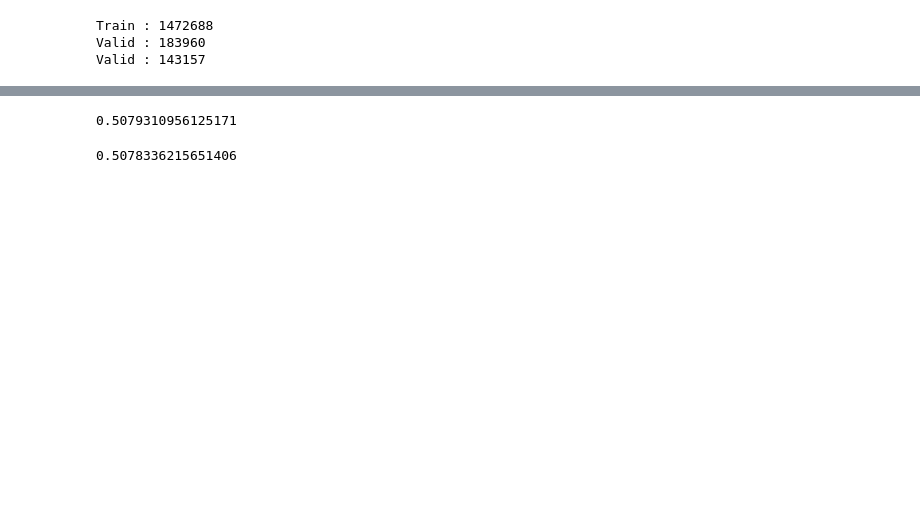
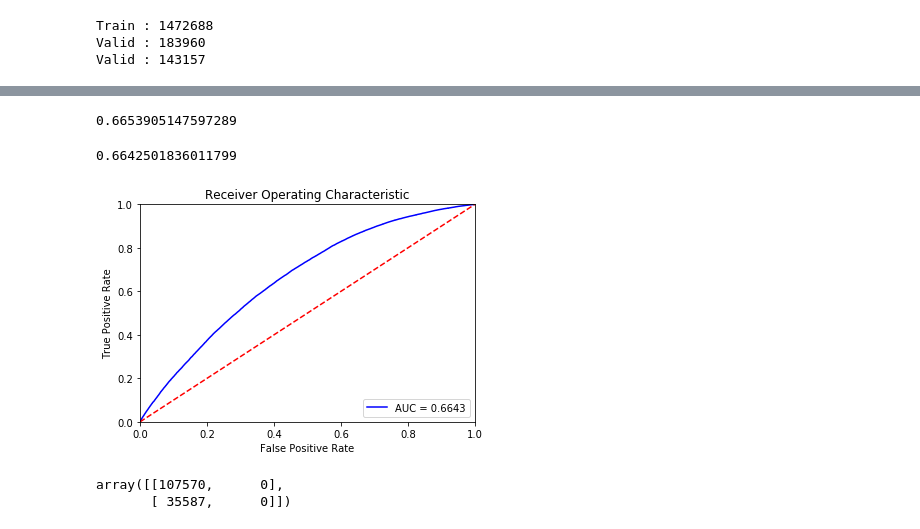
Before and after one commit to Safe-Routes-Finders/Data-Science, a Jupyter notebook: notebooks/saferoutes_model.ipynb, the cells around one changed output, grey strips where cells are left out. Saved outputs shown, nothing was run; the diff lists cells and outputs as text; code cells hidden in the pictures; blank space fills up the shorter version.

Commit message:
lgbm model

```diff
--- a/notebooks/saferoutes_model.ipynb
+++ b/notebooks/saferoutes_model.ipynb
@@ -155,2 +156,0 @@ features = train_set.columns.drop('date_hour')
-# %%
-pipeline.fit(train_set[features],y_train)
@@ -176,0 +164,4 @@ from sklearn.metrics import roc_auc_score
+# %%
+ X_train = pipeline.fit_transform(train_set[features])
+ X_valid = pipeline.transform(valid_set[features])
+ X_test = pipeline.transform(test_set[features])
@@ -176,0 +177,9 @@ from sklearn.metrics import roc_auc_score
+# %%
+
+eval_set = [(X_train,y_train),(X_valid,y_valid)]
+model = LGBMClassifier(learning_rate=0.01,subsample= 1.0,
+                      n_estimators = 500,min_child_weight = 3,
+                       gamma =  1, colsample_bytree = 0.8)
+# %%
+model.fit(X_train,y_train,eval_set=eval_set,eval_metric='auc',
+                      early_stopping_rounds=50)
@@ -177,10 +211,35 @@ from sklearn.metrics import roc_auc_score
 # %%
 #roc auc score for valid set
-roc_auc_score(y_valid,pipeline.predict(valid_set[features]))
+roc_auc_score(y_valid,model.predict_proba(X_valid)[:,1])
 # %% [output]
-0.5079310956125171
+0.6653905147597289
 # %%
 #roc auc score for test set
-roc_auc_score(y_test,pipeline.predict(test_set[features]))
+roc_auc_score(y_test,model.predict_proba(X_test)[:,1])
 # %% [output]
-0.5078336215651406
+0.6642501836011799
+# %%
+#ROC AUC Curve plotting
+probs = model.predict_proba(X_test)
+preds = probs[:,1]
+fpr, tpr, threshold = roc_curve(y_test, preds)
+roc_auc = auc(fpr, tpr)
+
+# method I: plt
+import matplotlib.pyplot as plt
+plt.title('Receiver Operating Characteristic')
+plt.plot(fpr, tpr, 'b', label = 'AUC = %0.4f' % roc_auc)
+plt.legend(loc = 'lower right')
+plt.plot([0, 1], [0, 1],'r--')
+plt.xlim([0, 1])
+plt.ylim([0, 1])
+plt.ylabel('True Positive Rate')
+plt.xlabel('False Positive Rate')
+plt.show()
+# %% [output]
+[figure, added]
+# %%
+confusion_matrix(y_test,model.predict(X_test))
+# %% [output]
+array([[107570,      0],
+       [ 35587,      0]])
```
Also changed, not shown: parts of 10 cells of this notebook.
